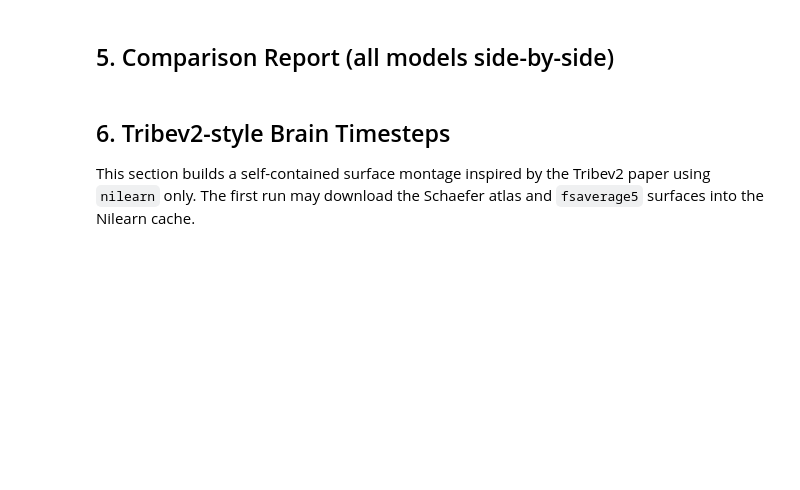
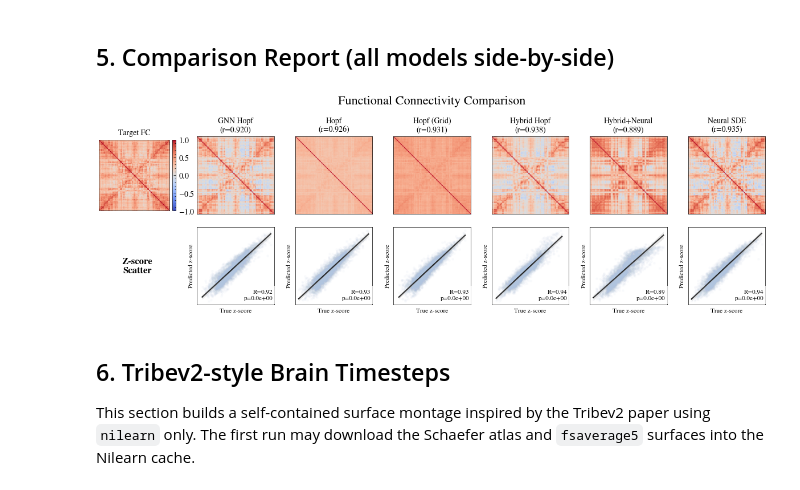
Before and after one commit to dani2442/neuroscience_control, a Jupyter notebook: examples/comparison_report.ipynb, the cells around one changed output. Cells and saved outputs as stored; diff of their text form; code cells hidden in the pictures; blank space fills up the shorter version.

```diff
--- a/examples/comparison_report.ipynb
+++ b/examples/comparison_report.ipynb
@@ -249,9 +249,10 @@ gs = GridSpec(2, n_cols, figure=fig)
 
 # 1. Target FC (First Column, First Row)
 ax_target = fig.add_subplot(gs[0, 0])
-target_np = target_fc.detach().cpu().numpy()
-if target_np.ndim > 2:
-    target_np = target_np[0]
+
+fc_target = reshape_for_groups(compute_static_fc(ts_target), 0)
+fc_target = fisher_batch_average(fc_target)
+target_np = fc_target.detach().cpu().numpy()
 
 im = ax_target.imshow(target_np, cmap='coolwarm', vmin=-1, vmax=1)
 ax_target.set_title('Target FC', fontsize=10)
@@ -266,12 +267,19 @@ plt.colorbar(im, ax=ax_target, fraction=0.046, pad=0.04)
 
 all_metrics = {}
 
+fc_target = reshape_for_groups(compute_static_fc(ts_target), 0)
+fc_target = fisher_batch_average(fc_target)
+
 # Iterate through models (Columns 1 to N)
 for i, (name, ts_pred) in enumerate(ts_preds.items()):
     col_idx = i + 1
 
-    fc_pred = model.compute_fc(ts_pred)
-    fc_pred_np = fc_pred[0].detach().cpu().numpy()
+    # fc_pred = model.compute_fc(ts_pred)
+    # fc_pred_np = fc_pred[0].detach().cpu().numpy()
+
+    fc_pred = reshape_for_groups(compute_static_fc(ts_pred), 0)
+    fc_pred = fisher_batch_average(fc_pred)
+    fc_pred_np = fc_pred.detach().cpu().numpy()
 
     # --- Row 0: Predicted FC (imshow) ---
     ax_fc = fig.add_subplot(gs[0, col_idx])
@@ -327,33 +335,35 @@ for i, (name, ts_pred) in enumerate(ts_preds.items()):
             ax_scatter.fill_between(x_line, y_line - band, y_line + band, color='0.7', alpha=0.3, linewidth=0, zorder=10)
     ax_scatter.scatter(t_plot, p_plot, alpha=0.04, s=5, c="lightsteelblue", zorder=2)
     ax_scatter.plot(x_line, y_line, color='black', linewidth=1.5, zorder=3)
     ax_scatter.text(
         0.98, 0.05,
         f'R={fit.rvalue:.2f}\np={fit.pvalue:.1e}',
         transform=ax_scatter.transAxes,
         ha='right', va='bottom', fontsize=8,
         bbox={'facecolor': 'white', 'alpha': 0.75, 'edgecolor': 'none'}
     )
 
     # Ensure the scatter plot is a square that aligns with the imshow above
     ax_scatter.set_aspect('equal')
 
     # Remove ticks from second row
     ax_scatter.set_xticks([])
     ax_scatter.set_yticks([])
     # ax_scatter.set_title(f'{name} Scatter', fontsize=9)
 
 # Label for the second row (First Column, Second Row)
 ax_label = fig.add_subplot(gs[1, 0])
 ax_label.axis('off')
 ax_label.text(0.5, 0.5, 'Z-score\nScatter' if use_zscore_scatter else 'FC\nScatter', ha='center', va='center',
                 fontweight='bold', fontsize=12)
 
 plt.suptitle('Functional Connectivity Comparison', fontsize=16, y=0.98)
 
 # Adjust layout to prevent overlap while maintaining aspects
 plt.tight_layout()
 plt.savefig("paper/images/ts_young/fc_comparison.pdf", bbox_inches='tight')
+# %% [output]
+[figure, added]
 # %% [markdown]
 ## 6. Tribev2-style Brain Timesteps
 
```
Also changed, not shown: parts of 9 cells of this notebook, 3 other files.
